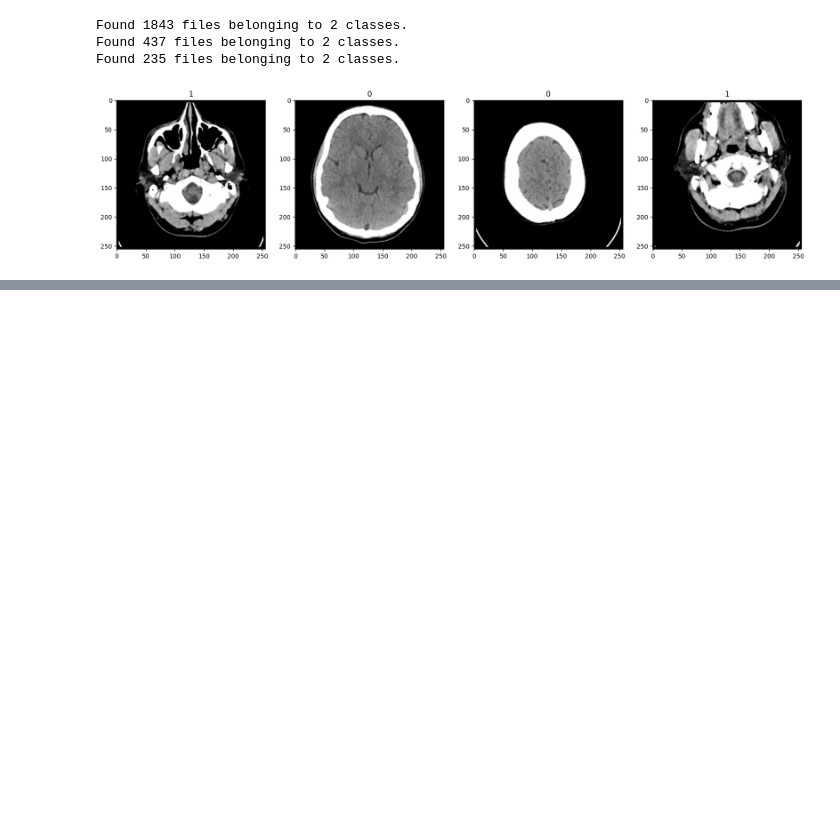
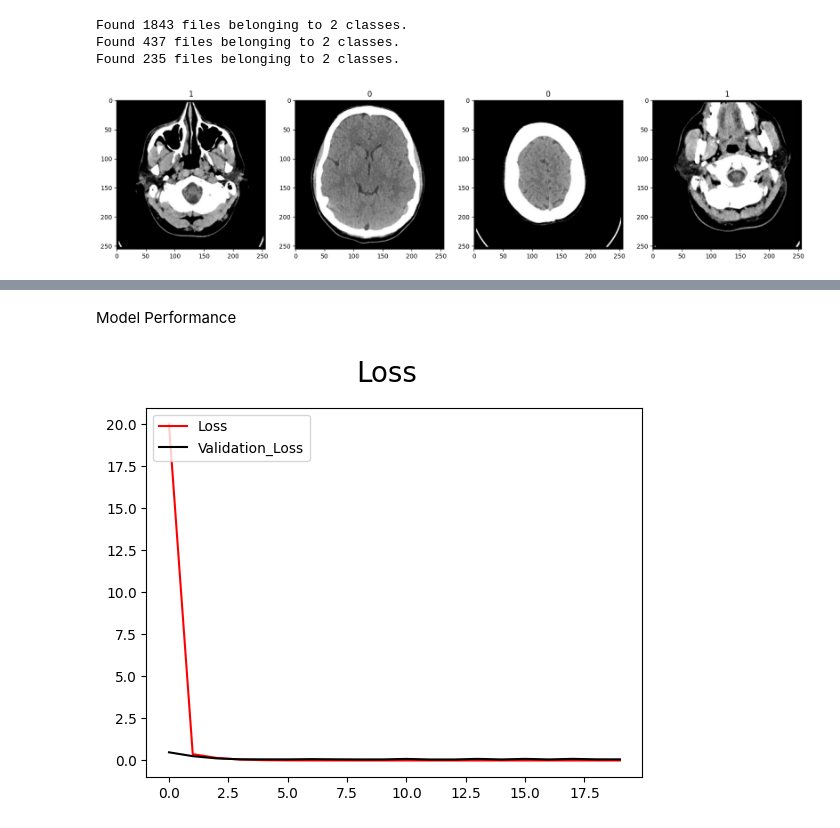
Before and after one commit to AkramOM606/DeepLearning-CNN-Brain-Stroke-Prediction, a Jupyter notebook: main.ipynb, the cells around one changed output, grey strips where cells are left out. Drawn from its saved outputs; the diff is of its cells as text; code cells hidden in the pictures; blank space fills up the shorter version.

```diff
--- a/main.ipynb
+++ b/main.ipynb
@@ -31,15 +31,15 @@ Loading the Dataset
 import numpy as np
 from matplotlib import pyplot as plt
 
-TrainingData = tf.keras.utils.image_dataset_from_directory('Dataset/Train')
-TestingData = tf.keras.utils.image_dataset_from_directory('Dataset/Test')
-ValidationData = tf.keras.utils.image_dataset_from_directory('Dataset/Validation')
+TrainingData = tf.keras.utils.image_dataset_from_directory('Dataset/Train').map(lambda x,y: (x/255, y))
+TestingData = tf.keras.utils.image_dataset_from_directory('Dataset/Test').map(lambda x,y: (x/255, y))
+ValidationData = tf.keras.utils.image_dataset_from_directory('Dataset/Validation').map(lambda x,y: (x/255, y))
 
 DataIterator = TrainingData.as_numpy_iterator()
 
 Batch = DataIterator.next()
 
-fig, ax = plt.subplots(ncols=4, figsize=(20,20))
+Fig, ax = plt.subplots(ncols=4, figsize=(20,20))
 
 for idx, img in enumerate(Batch[0][:4]):
     ax[idx].imshow(img.astype(int))
@@ -51,0 +54,19 @@ Found 235 files belonging to 2 classes.
+# %%
+from tensorflow.keras.models import Sequential
+from tensorflow.keras.layers import Conv2D, MaxPooling2D, Dense, Flatten
+
+Model = Sequential()
+
+Model.add(Conv2D(16, (3,3), 1, activation='relu', input_shape=(256,256,3)))
+Model.add(MaxPooling2D())
+Model.add(Conv2D(32, (3,3), 1, activation='relu'))
+Model.add(MaxPooling2D())
+Model.add(Conv2D(16, (3,3), 1, activation='relu'))
+Model.add(MaxPooling2D())
+Model.add(Flatten())
+Model.add(Dense(256, activation='relu'))
+Model.add(Dense(1, activation='sigmoid'))
+
+Model.compile('adam', loss=tf.losses.BinaryCrossentropy(), metrics=['accuracy'])
+
+Model.summary()
@@ -51,0 +97,4 @@ Found 235 files belonging to 2 classes.
+# %%
+LogDir='logs'
+Tensorboard_Callback = tf.keras.callbacks.TensorBoard(log_dir=LogDir)
+History = Model.fit(TrainingData, epochs=20, validation_data=ValidationData, callbacks=[Tensorboard_Callback])
@@ -51,0 +119,11 @@ Found 235 files belonging to 2 classes.
+# %% [markdown]
+Model Performance
+# %%
+Fig = plt.figure()
+plt.plot(History.history['loss'], color='red', label='Loss')
+plt.plot(History.history['val_loss'], color='black', label='Validation_Loss')
+Fig.suptitle('Loss', fontsize=20)
+plt.legend(loc="upper left")
+plt.show()
+# %% [output]
+[figure, added]
```
Also changed, not shown: parts of 6 cells of this notebook, 1 other file.
